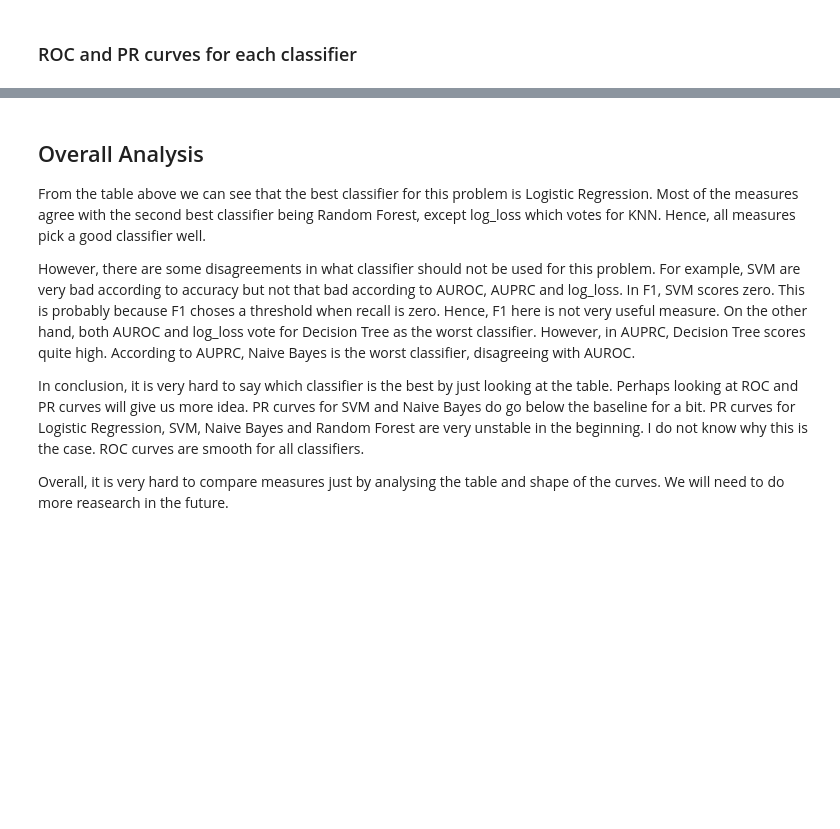
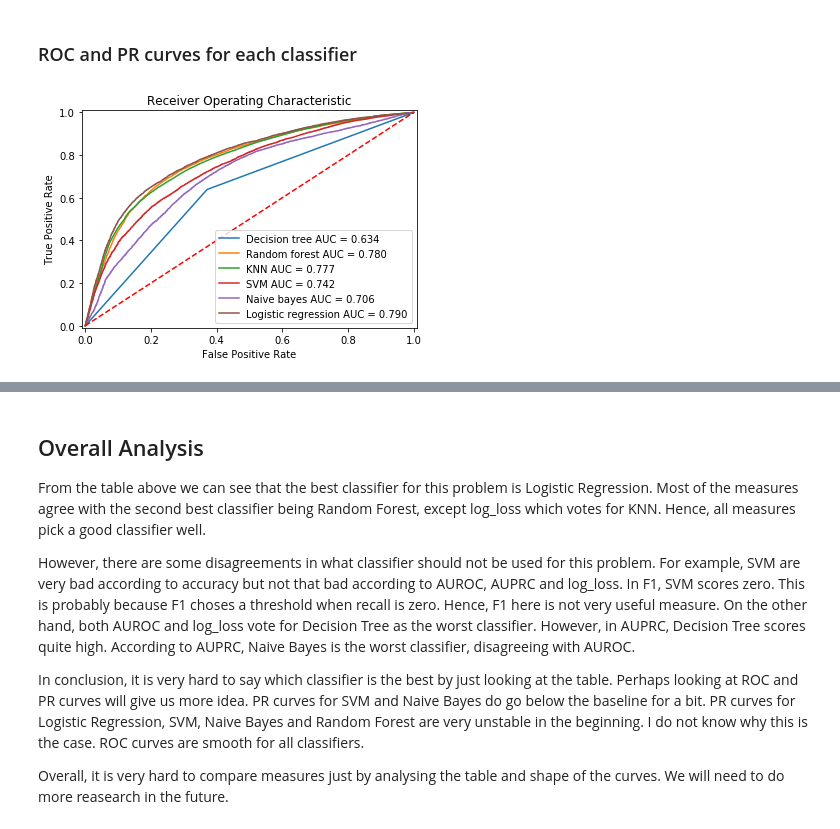
Before and after one commit to SherylHYX/AUROC-vs-AUPRC, a Jupyter notebook: cardio/cardio.ipynb, the cells around one changed output, grey strips where cells are left out. Cells and saved outputs as stored; diff of their text form; code cells hidden in the pictures; blank space fills up the shorter version.

Commit message:
updating graphs

```diff
--- a/cardio/cardio.ipynb
+++ b/cardio/cardio.ipynb
@@ -35,6 +35,8 @@ import numpy as np # linear algebra
 import pandas as pd # data processing, CSV file I/O (e.g. pd.read_csv)
 from matplotlib import pyplot as plt
 import seaborn as sns
+%matplotlib inline
+sns.set()
 import scipy.stats as stats
 import sklearn
 import os
@@ -400,2 +402,21 @@ scores_frame
 # %% [markdown]
 ### ROC and PR curves for each classifier
+# %%
+for key, value in models.items():
+    probs = value.predict_proba(x_test)
+    preds = probs[:,1]
+    fpr, tpr, threshold = metrics.roc_curve(y_test, preds)
+    roc_auc = metrics.auc(fpr, tpr)
+
+    plt.plot(fpr, tpr, label = '{} AUC = %0.3f'.format(key) % roc_auc)
+
+plt.title('Receiver Operating Characteristic')
+plt.legend(loc = 'lower right')
+plt.plot([0, 1], [0, 1],'r--')
+plt.xlim([-0.01, 1.01])
+plt.ylim([-0.01, 1.01])
+plt.ylabel('True Positive Rate')
+plt.xlabel('False Positive Rate')
+plt.show()
+# %% [output]
+[figure, added]
```
Also changed, not shown: parts of 5 cells of this notebook, 7 other files.
